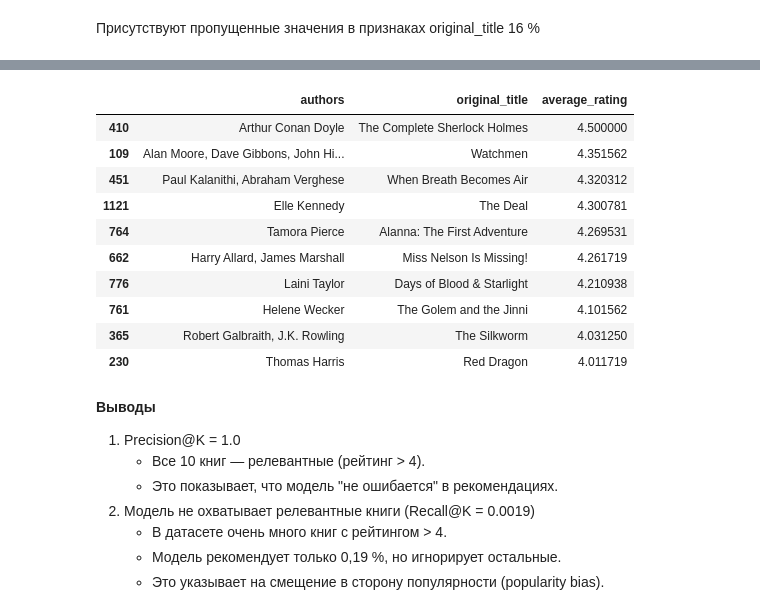
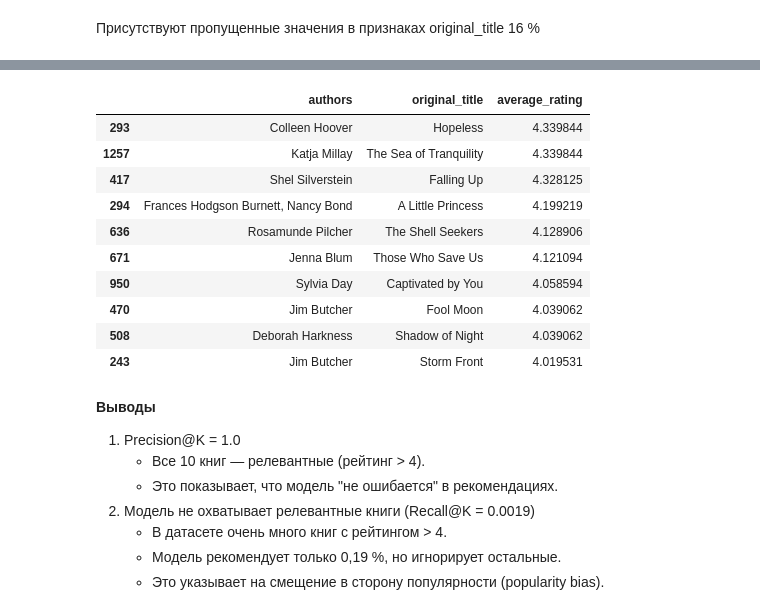
Before and after one commit to DmitriyVish/BooksRecSys, a Jupyter notebook: good_books.ipynb, the cells around one changed output, grey strips where cells are left out. Drawn from its saved outputs; the diff is of its cells as text; code cells hidden in the pictures.

Commit message:
Reworked popularity model

```diff
--- a/good_books.ipynb
+++ b/good_books.ipynb
@@ -699,0 +700,3 @@ metrics_dict = {
+# %%
+# Удаляем пропуски в original_title
+books = books.dropna(subset=['original_title'])
@@ -745,8 +736,0 @@ populatity_data_null[populatity_data_null['average_rating'] > 4]
-# %%
-# Удаляем строки с пропусками
-populatity_data = populatity_data.dropna()
-populatity_data = populatity_data.reset_index(drop=True)
-print(f'Количество книг с рейтингом больше 4: {populatity_data[populatity_data["average_rating"] > 4].shape[0]}')
-# Количество пропущенных значений
-print(f'Количество пропущенных значений: {populatity_data.isnull().sum()}')
-print(f'Есть ли в выборке книги со средним рейтингом <= 4: {bool(populatity_data[populatity_data["average_rating"] <= 4].shape[0])}')
@@ -763,16 +739,20 @@ class PopularityRecommender():
     """Модель рекомендаций Топ-k популярных книг
     с порогом по количеству оценок"""
     # Конструктор класса
-    def __init__(self, k: int, treshold: int = int(populatity_data['work_ratings_count'].mean())):
+    def __init__(self, k: int, treshold: int = int(books['work_ratings_count'].mean())):
         self.k = k # Количество записей в рекомендациях
         self.treshold = treshold # Порог количества оценок (по умолчанию - среднее значение)
         self.train = None # Датафрейм для обучения
         self.valid = 0 # Счетчик количества релевантных рекомендаций
 
     #  Метод для обучения модели
-    def fit(self, data: pd.DataFrame):
+    def fit(self, books: pd.DataFrame):
         """Метод передает выбоку данных для обучения в класс"""
-        self.train = data
+        # Создаем датафрейм для рекомендации по популярности
+        populatity_data = books[['authors', 'original_title', 'average_rating', 'work_ratings_count']]
+        # Отфильтруем все книги, средний рейтинг которых больше 4
+        populatity_data = populatity_data[populatity_data['average_rating'] > 4].reset_index(drop=True)
+        self.train = populatity_data
 
     # Метод для рекомендаций
     def recommend(self) -> pd.DataFrame:
@@ -809,9 +789,17 @@ class PopularityRecommender():
         общее количество релевантных элементов.
         На вход поступает порог релевантности среднего рейтинга.
         По умолчанию relevance=4"""
-        self.precision_k(relevance)
+        recommendations = self.recommend()
+        self.valid = 0
+        # Проверяем, сколько из них релевантны
+        for rating in recommendations['average_rating'].values:
+            if rating > relevance:
+                self.valid += 1
         # Считаем общее количество книг с релевантным рейтингом
-        relevant_books = books[books['average_rating'] > relevance].shape[0]
+        relevant_books = self.train[self.train['average_rating'] > relevance].shape[0]
+
+        if not relevant_books: # Обрабатываем ошибку деления на 0
+            return 0.0
         # Считаем метрику: релевантные в рекомендации / общее количество релевантных
         return self.valid / relevant_books
 
@@ -858,10 +846,13 @@ class PopularityRecommender():
         # Считаем nDCG@k: DSG@k / IDSG@k
         return dcg_k / idcg_k
 # %%
-%time
 # Объект класса PopularityRecommender
 popularity_rec = PopularityRecommender(k=10)
-popularity_rec.fit(populatity_data) # Обучение модели
+start_recommend = time()
+popularity_rec.fit(books) # Обучение модели
+recommendation = popularity_rec.recommend()
+end_recommend = time()
+print(f'Время обучения модели: {end_recommend - start_recommend} сек.')
 
 # Вывод информации
 print('='*20, 'Метрики', '='*25)
@@ -871,5 +862,5 @@ print(f'nDCG@k: {popularity_rec.ndcg_k()}')
 
 print('='*20, 'Рекомендации', '='*20)
 print(f'Top-{popularity_rec.k} книг')
-popularity_rec.recommend()
+display(recommendation)
 # %% [output]
@@ -881,17 +871,17 @@ Recall@k: 0.00192789666473877
 nDCG@k: 1.0
 ==================== Рекомендации ====================
 Top-10 книг
 |  | authors | original_title | average_rating |
-| 410 | Arthur Conan Doyle | The Complete Sherlock Holmes | 4.500000 |
-| 109 | Alan Moore, Dave Gibbons, John Hi... | Watchmen | 4.351562 |
-| 451 | Paul Kalanithi, Abraham Verghese | When Breath Becomes Air | 4.320312 |
-| 1121 | Elle Kennedy | The Deal | 4.300781 |
-| 764 | Tamora Pierce | Alanna: The First Adventure | 4.269531 |
-| 662 | Harry Allard, James Marshall | Miss Nelson Is Missing! | 4.261719 |
-| 776 | Laini Taylor | Days of Blood & Starlight | 4.210938 |
-| 761 | Helene Wecker | The Golem and the Jinni | 4.101562 |
-| 365 | Robert Galbraith, J.K. Rowling | The Silkworm | 4.031250 |
-| 230 | Thomas Harris | Red Dragon | 4.011719 |
+| 293 | Colleen Hoover | Hopeless | 4.339844 |
+| 1257 | Katja Millay | The Sea of Tranquility | 4.339844 |
+| 417 | Shel Silverstein | Falling Up | 4.328125 |
+| 294 | Frances Hodgson Burnett, Nancy Bond | A Little Princess | 4.199219 |
+| 636 | Rosamunde Pilcher | The Shell Seekers | 4.128906 |
+| 671 | Jenna Blum | Those Who Save Us | 4.121094 |
+| 950 | Sylvia Day | Captivated by You | 4.058594 |
+| 470 | Jim Butcher | Fool Moon | 4.039062 |
+| 508 | Deborah Harkness | Shadow of Night | 4.039062 |
+| 243 | Jim Butcher | Storm Front | 4.019531 |
 # %%
 # Добавление метрик в словарь
 metrics_dict['Popularity model']['Precision@k'] = popularity_rec.precision_k()
```
Also changed, not shown: parts of 23 cells of this notebook.
